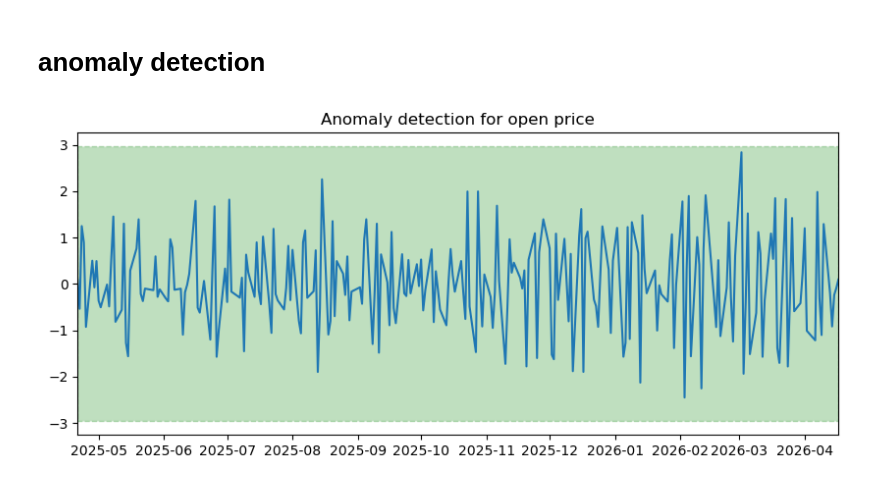
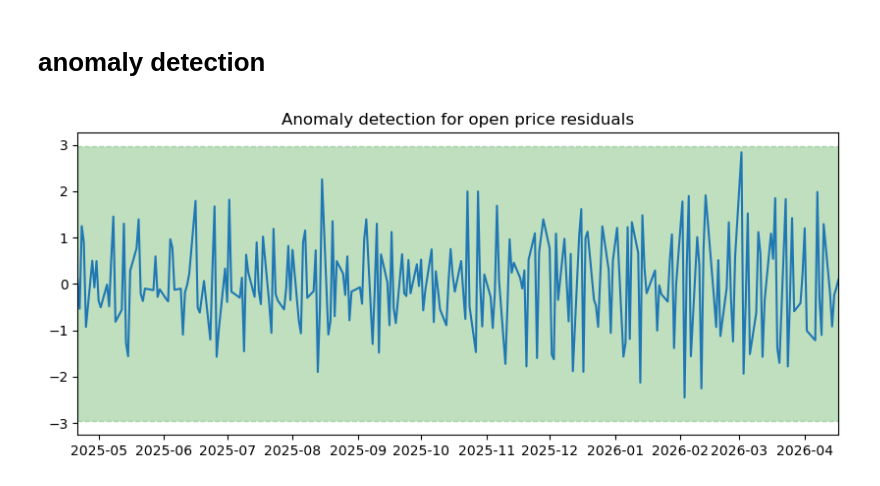
Before and after one commit to Thomas-Nguyen12/NewsApplication, a Jupyter notebook: notebooks/time_series_analysis.ipynb, the cells around one changed output. Cells and saved outputs as stored; diff of their text form; code cells hidden in the pictures.

```diff
--- a/notebooks/time_series_analysis.ipynb
+++ b/notebooks/time_series_analysis.ipynb
@@ -629,11 +628,11 @@ upper = resid_mu + 3 * resid_dev
 # %%
 # checking if datapoints fit within 3 * std of mean
 
 plt.figure(figsize=(10,4))
 plt.plot(resid)
 plt.fill_between([min(open_price.index), max(open_price.index)], lower, upper, color='g', alpha=0.25, linestyle='--')
 plt.xlim(min(open_price.index), max(open_price.index))
-plt.title("Anomaly detection for open price")
+plt.title("Anomaly detection for open price residuals")
 plt.show()
 # %% [output]
-[figure, old version]
+[figure, new version]
```
Also changed, not shown: parts of 46 cells of this notebook, 1 other file.
